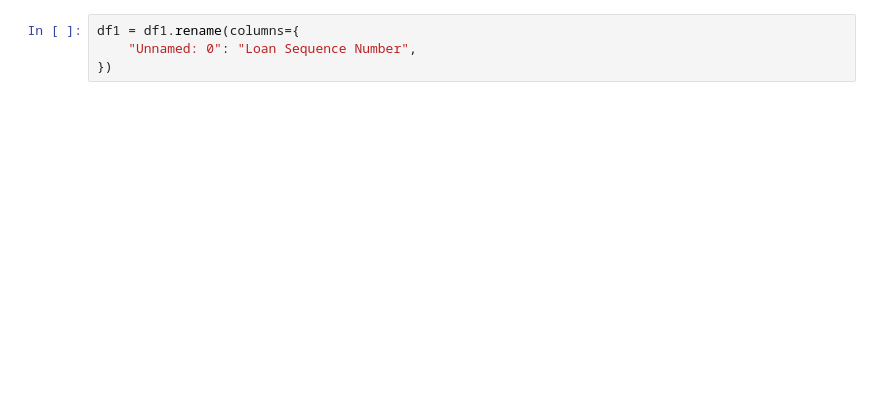
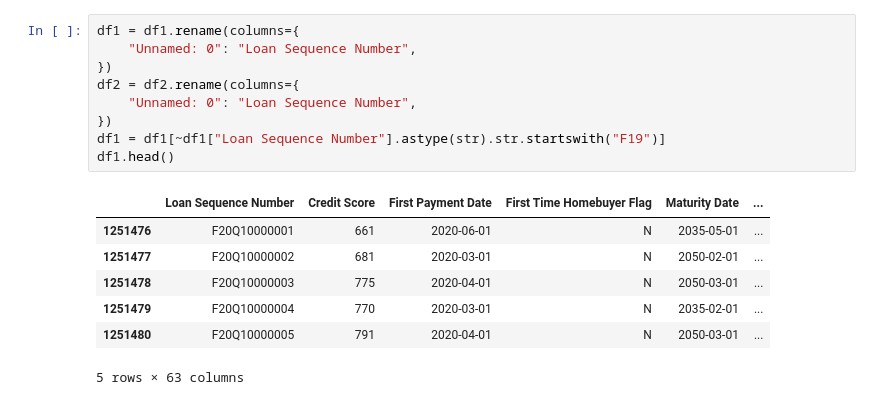
Before and after one commit to JoyWu-302121/Mortgage_Default_Predict, a Jupyter notebook: Code/data_extraction.ipynb, the cells around one changed output. Drawn from its saved outputs; the diff is of its cells as text; blank space fills up the shorter version.

```diff
--- a/Code/data_extraction.ipynb
+++ b/Code/data_extraction.ipynb
@@ -17,4 +58,17 @@ df1.head()
 # %%
 df1 = df1.rename(columns={
     "Unnamed: 0": "Loan Sequence Number",
 })
+df2 = df2.rename(columns={
+    "Unnamed: 0": "Loan Sequence Number",
+})
+df1 = df1[~df1["Loan Sequence Number"].astype(str).str.startswith("F19")]
+df1.head()
+# %% [output]
+|  | Loan Sequence Number | Credit Score | First Payment Date | First Time Homebuyer Flag | Maturity Date | ... |
+| 1251476 | F20Q10000001 | 661 | 2020-06-01 | N | 2035-05-01 | ... |
+| 1251477 | F20Q10000002 | 681 | 2020-03-01 | N | 2050-02-01 | ... |
+| 1251478 | F20Q10000003 | 775 | 2020-04-01 | N | 2050-03-01 | ... |
+| 1251479 | F20Q10000004 | 770 | 2020-03-01 | N | 2035-02-01 | ... |
+| 1251480 | F20Q10000005 | 791 | 2020-04-01 | N | 2050-03-01 | ... |
+5 rows × 63 columns
```
Also changed, not shown: parts of 13 cells of this notebook, 1 other file.
